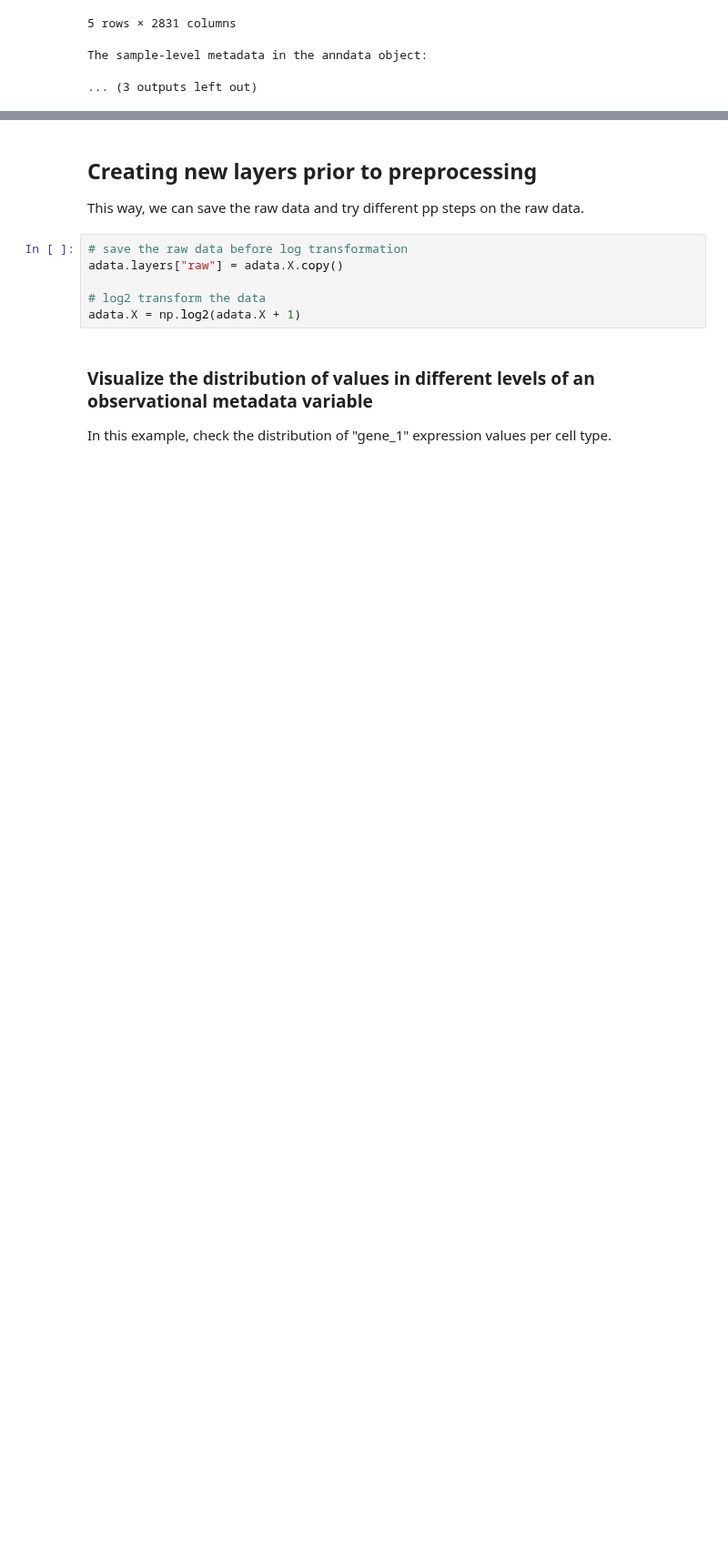
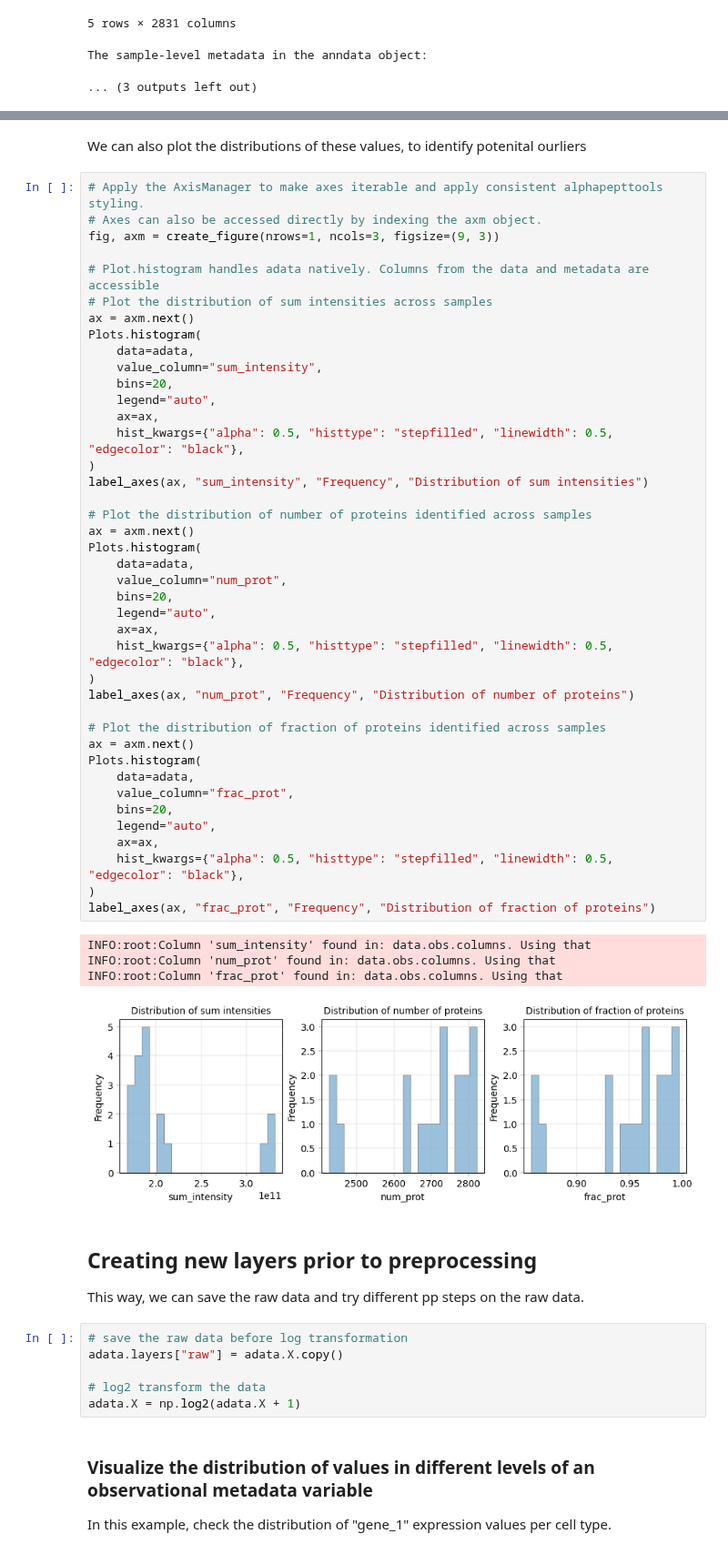
Before and after one commit to MannLabs/alphapepttools, a Jupyter notebook: docs/notebooks/tutorials/tutorial_03_basic_PCA_workflow.ipynb, the cells around one changed output, grey strips where cells are left out. Shown at 91% size. Drawn from its saved outputs; the diff is of its cells as text; blank space fills up the shorter version.

```diff
--- a/docs/notebooks/tutorials/tutorial_03_basic_PCA_workflow.ipynb
+++ b/docs/notebooks/tutorials/tutorial_03_basic_PCA_workflow.ipynb
@@ -122,3 +141,51 @@ The sample-level metadata in the anndata object:
+# %% [markdown]
+We can also plot the distributions of these values, to identify potenital ourliers
+# %%
+# Apply the AxisManager to make axes iterable and apply consistent alphapepttools styling.
+# Axes can also be accessed directly by indexing the axm object.
+fig, axm = create_figure(nrows=1, ncols=3, figsize=(9, 3))
+
+# Plot.histogram handles adata natively. Columns from the data and metadata are accessible
+# Plot the distribution of sum intensities across samples
+ax = axm.next()
+Plots.histogram(
+    data=adata,
+    value_column="sum_intensity",
+    bins=20,
+    legend="auto",
+    ax=ax,
+    hist_kwargs={"alpha": 0.5, "histtype": "stepfilled", "linewidth": 0.5, "edgecolor": "black"},
+)
+label_axes(ax, "sum_intensity", "Frequency", "Distribution of sum intensities")
+
+# Plot the distribution of number of proteins identified across samples
+ax = axm.next()
+Plots.histogram(
+    data=adata,
+    value_column="num_prot",
+    bins=20,
+    legend="auto",
+    ax=ax,
+    hist_kwargs={"alpha": 0.5, "histtype": "stepfilled", "linewidth": 0.5, "edgecolor": "black"},
+)
+label_axes(ax, "num_prot", "Frequency", "Distribution of number of proteins")
+
+# Plot the distribution of fraction of proteins identified across samples
+ax = axm.next()
+Plots.histogram(
+    data=adata,
+    value_column="frac_prot",
+    bins=20,
+    legend="auto",
+    ax=ax,
+    hist_kwargs={"alpha": 0.5, "histtype": "stepfilled", "linewidth": 0.5, "edgecolor": "black"},
+)
+label_axes(ax, "frac_prot", "Frequency", "Distribution of fraction of proteins")
+# %% [output]
+INFO:root:Column 'sum_intensity' found in: data.obs.columns. Using that
+INFO:root:Column 'num_prot' found in: data.obs.columns. Using that
+INFO:root:Column 'frac_prot' found in: data.obs.columns. Using that
+[figure, added]
 # %% [markdown]
 ## Creating new layers prior to preprocessing
 
```
Also changed, not shown: parts of 12 cells of this notebook, 1 other file.
